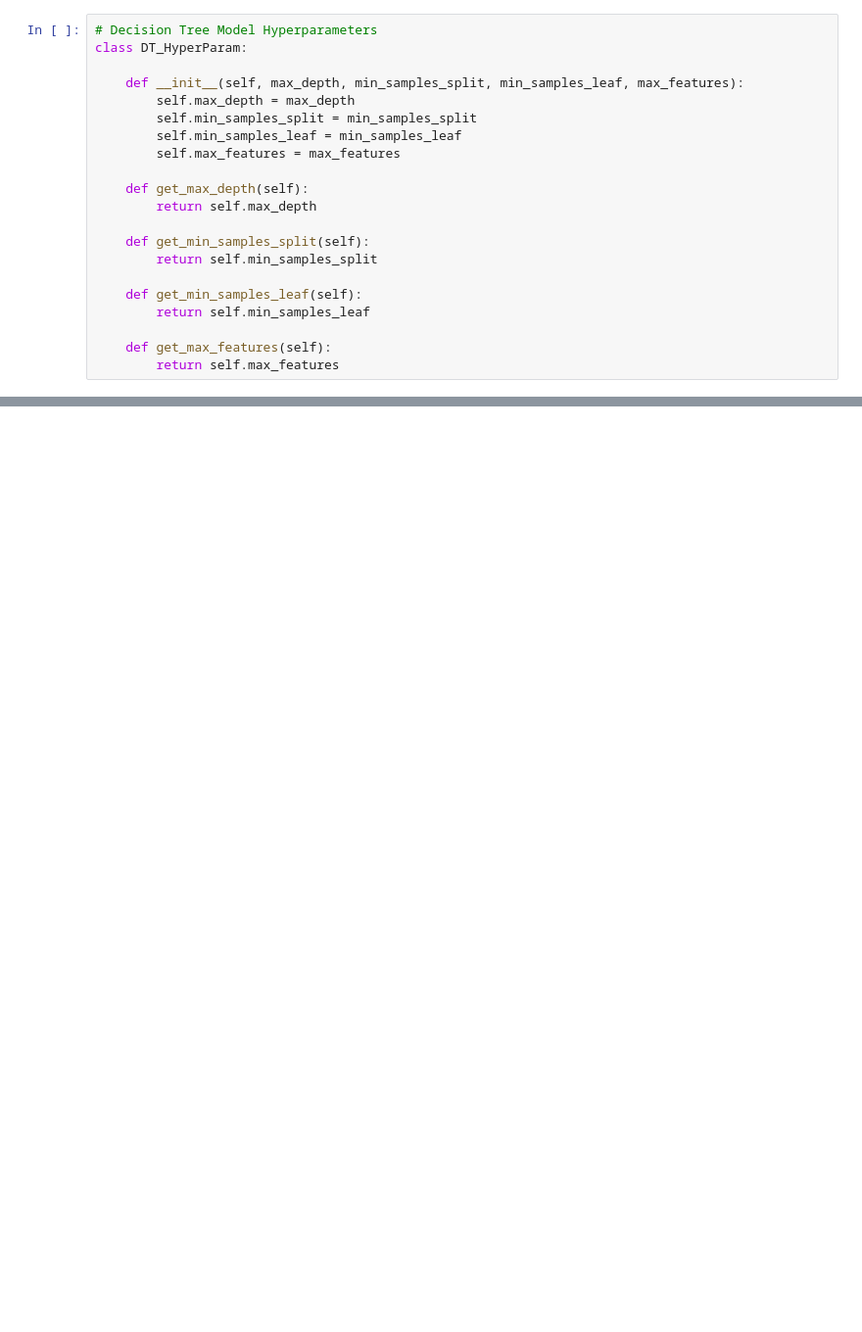
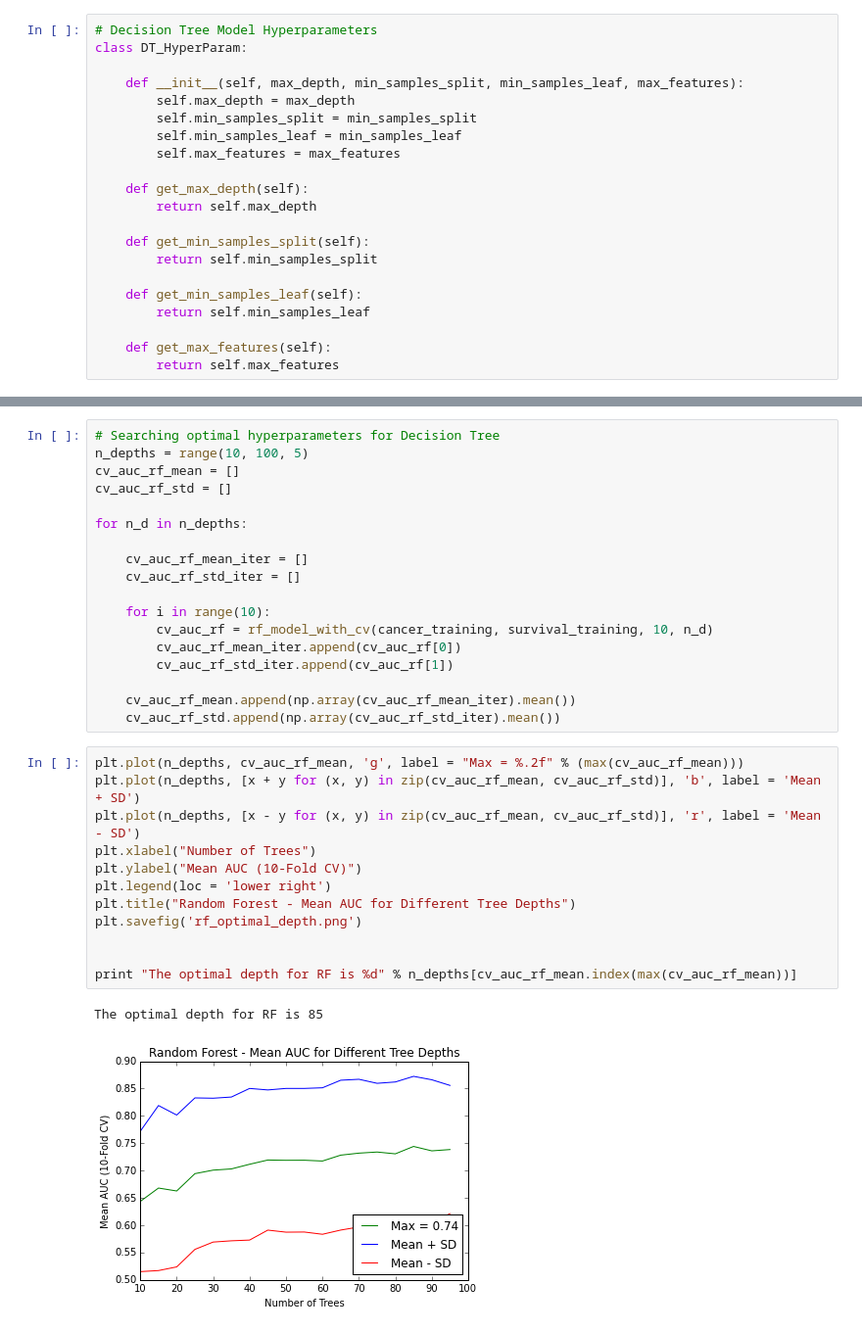
Before and after one commit to vdn207/Cancer-Data, a Jupyter notebook: Cancer/Intro_Project.ipynb, the cells around one changed output, grey strips where cells are left out. Shown at 98% size. Cells and saved outputs as stored; diff of their text form; blank space fills up the shorter version.

```diff
--- a/Cancer/Intro_Project.ipynb
+++ b/Cancer/Intro_Project.ipynb
@@ -293,3 +310,36 @@ The optimal value of C for LR is 10^3.000000
+# %%
+# Searching optimal hyperparameters for Decision Tree
+n_depths = range(10, 100, 5)
+cv_auc_rf_mean = []
+cv_auc_rf_std = []
+
+for n_d in n_depths:
+
+    cv_auc_rf_mean_iter = []
+    cv_auc_rf_std_iter = []
+
+    for i in range(10):
+        cv_auc_rf = rf_model_with_cv(cancer_training, survival_training, 10, n_d)
+        cv_auc_rf_mean_iter.append(cv_auc_rf[0])
+        cv_auc_rf_std_iter.append(cv_auc_rf[1])
+
+    cv_auc_rf_mean.append(np.array(cv_auc_rf_mean_iter).mean())
+    cv_auc_rf_std.append(np.array(cv_auc_rf_std_iter).mean())
+# %%
+plt.plot(n_depths, cv_auc_rf_mean, 'g', label = "Max = %.2f" % (max(cv_auc_rf_mean)))
+plt.plot(n_depths, [x + y for (x, y) in zip(cv_auc_rf_mean, cv_auc_rf_std)], 'b', label = 'Mean + SD')
+plt.plot(n_depths, [x - y for (x, y) in zip(cv_auc_rf_mean, cv_auc_rf_std)], 'r', label = 'Mean - SD')
+plt.xlabel("Number of Trees")
+plt.ylabel("Mean AUC (10-Fold CV)")
+plt.legend(loc = 'lower right')
+plt.title("Random Forest - Mean AUC for Different Tree Depths")
+plt.savefig('rf_optimal_depth.png')
+
+
+print "The optimal depth for RF is %d" % n_depths[cv_auc_rf_mean.index(max(cv_auc_rf_mean))]
+# %% [output]
+The optimal depth for RF is 85
+[figure, added]
 # %%
 # Testing LR
 
```
Also changed, not shown: parts of 12 cells of this notebook.
